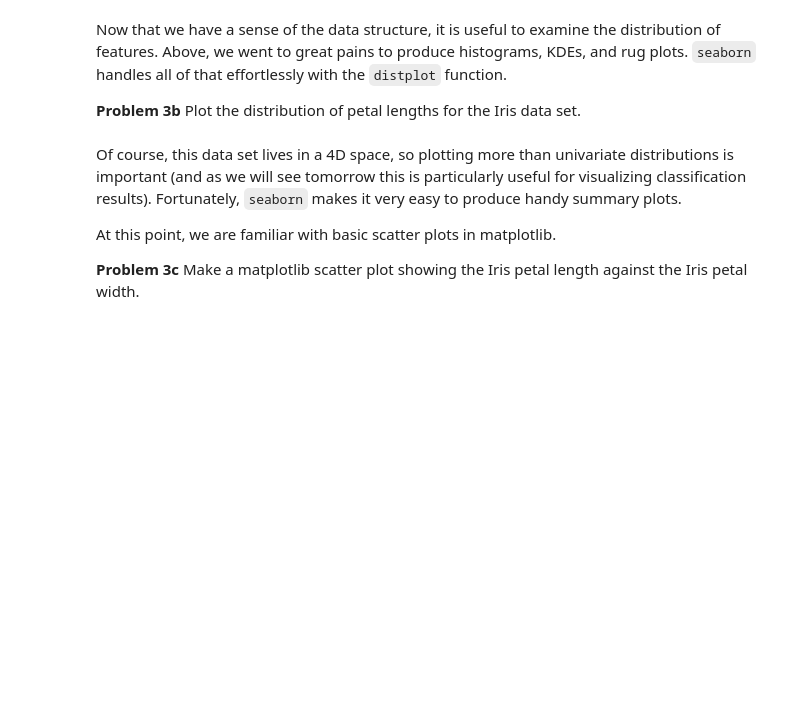
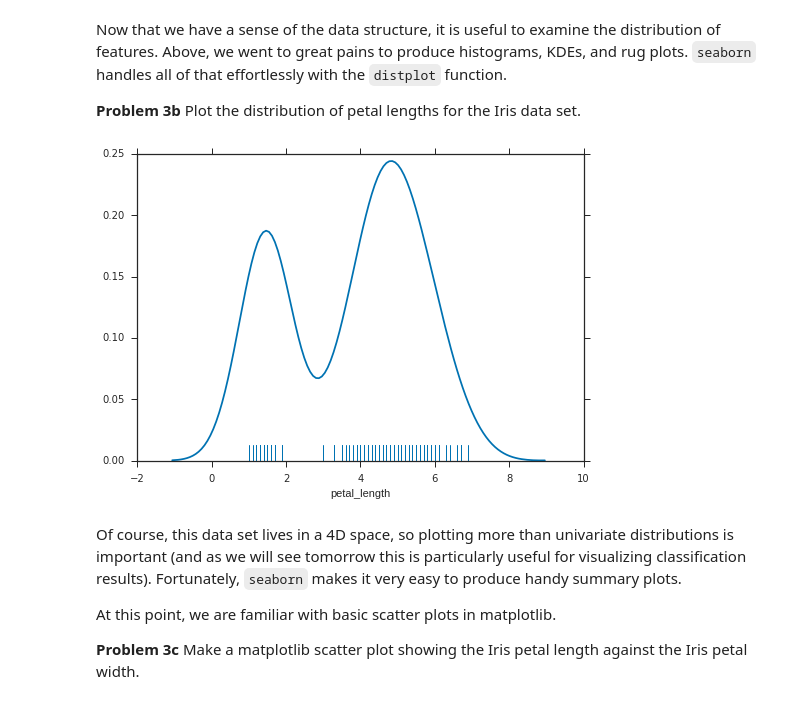
Before and after one commit to d-giles/LSSTC-DSFP-Sessions, a Jupyter notebook: Session1/Day3/IntroToVisualization.ipynb, the cells around one changed output. Cells and saved outputs as stored; diff of their text form; code cells hidden in the pictures; blank space fills up the shorter version.

```diff
--- a/Session1/Day3/IntroToVisualization.ipynb
+++ b/Session1/Day3/IntroToVisualization.ipynb
@@ -493,8 +540,10 @@ Now that we have a sense of the data structure, it is useful to examine the dist
 **Problem 3b** Plot the distribution of petal lengths for the Iris data set.
 # %%
 # note - hist, kde, and rug all explicitly set to True, set to False to turn them off
-with sns.axes_style("dark"):
-    sns.distplot(iris['petal_length'], bins=20, hist=True, kde=True, rug=True)
+with sns.axes_style("ticks"):
+    sns.distplot(iris['petal_length'], bins=20, hist=False, kde=True, rug=True)
+# %% [output]
+[figure, added]
 # %% [markdown]
 Of course, this data set lives in a 4D space, so plotting more than univariate distributions is important (and as we will see tomorrow this is particularly useful for visualizing classification results). Fortunately, `seaborn` makes it very easy to produce handy summary plots.
 
```
Also changed, not shown: parts of 15 cells of this notebook.
